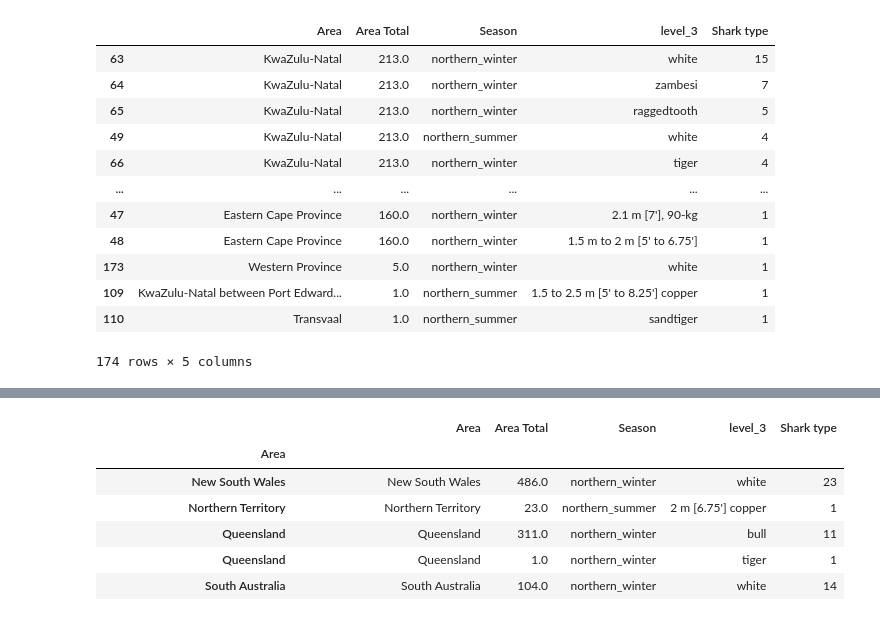
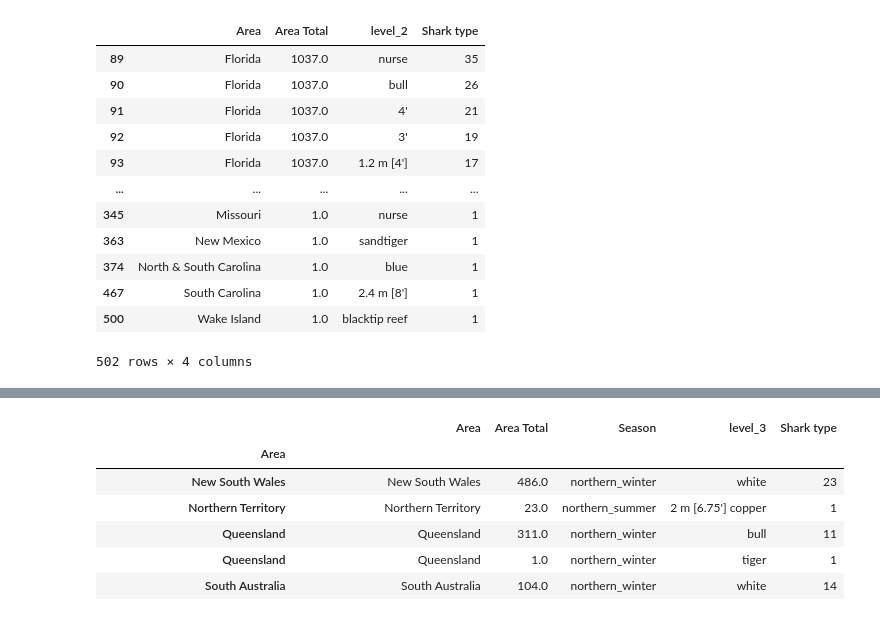
Before and after one commit to miguelgimenezgimenez/shark-attack, a Jupyter notebook: main.ipynb, the cells around one changed output, grey strips where cells are left out. Drawn from its saved outputs; the diff is of its cells as text; code cells hidden in the pictures.

```diff
--- a/main.ipynb
+++ b/main.ipynb
@@ -5 +18,3 @@ attacks = pd.read_csv("input/attacks.csv",encoding='utf-8')
+# %%
+attacks['Country']= attacks['Country'].map(lambda x: x.replace('?',  "" ) if type(x)==str else x )
 # %%
@@ -92,6 +79,11 @@ def fix_species_name(row):
             return shark_type.group(1).lower()
     except TypeError as e:
         return row['Species ']
-    return
+    return row['Species ']
 # %%
 attacks['Shark type']= attacks.apply(fix_species_name, axis='columns')
+# %%
+
+usa_attacks = get_data_by_country(attacks,'USA')
+
+usa_attacks.groupby('Month')['Area'].count()
@@ -163,17 +314,17 @@ Name: Shark type, Length: 174, dtype: int64
 # %%
-by_shark_type= USA_ATTACKS.groupby(['Area','Area Total','Season']).apply(count_species).reset_index().sort_values(by=["Area Total",'Shark type'],ascending=False)
+by_shark_type= usa_attacks.groupby(['Area','Area Total']).apply(count_species).reset_index().sort_values(by=["Area Total",'Shark type'],ascending=False)
 by_shark_type
 # %% [output]
-|  | Area | Area Total | Season | level_3 | Shark type |
-| 63 | KwaZulu-Natal | 213.0 | northern_winter | white | 15 |
-| 64 | KwaZulu-Natal | 213.0 | northern_winter | zambesi | 7 |
-| 65 | KwaZulu-Natal | 213.0 | northern_winter | raggedtooth | 5 |
-| 49 | KwaZulu-Natal | 213.0 | northern_summer | white | 4 |
-| 66 | KwaZulu-Natal | 213.0 | northern_winter | tiger | 4 |
-| ... | ... | ... | ... | ... | ... |
-| 47 | Eastern Cape Province | 160.0 | northern_winter | 2.1 m [7'], 90-kg | 1 |
-| 48 | Eastern Cape Province | 160.0 | northern_winter | 1.5 m to 2 m [5' to 6.75'] | 1 |
-| 173 | Western Province | 5.0 | northern_winter | white | 1 |
-| 109 | KwaZulu-Natal between Port Edward... | 1.0 | northern_summer | 1.5 to 2.5 m [5' to 8.25'] copper | 1 |
-| 110 | Transvaal | 1.0 | northern_summer | sandtiger | 1 |
+|  | Area | Area Total | level_2 | Shark type |
+| 89 | Florida | 1037.0 | nurse | 35 |
+| 90 | Florida | 1037.0 | bull | 26 |
+| 91 | Florida | 1037.0 | 4' | 21 |
+| 92 | Florida | 1037.0 | 3' | 19 |
+| 93 | Florida | 1037.0 | 1.2 m [4'] | 17 |
+| ... | ... | ... | ... | ... |
+| 345 | Missouri | 1.0 | nurse | 1 |
+| 363 | New Mexico | 1.0 | sandtiger | 1 |
+| 374 | North & South Carolina | 1.0 | blue | 1 |
+| 467 | South Carolina | 1.0 | 2.4 m [8'] | 1 |
+| 500 | Wake Island | 1.0 | blacktip reef | 1 |
-174 rows × 5 columns
+502 rows × 4 columns
```
Also changed, not shown: parts of 24 cells of this notebook, 2 other files.
